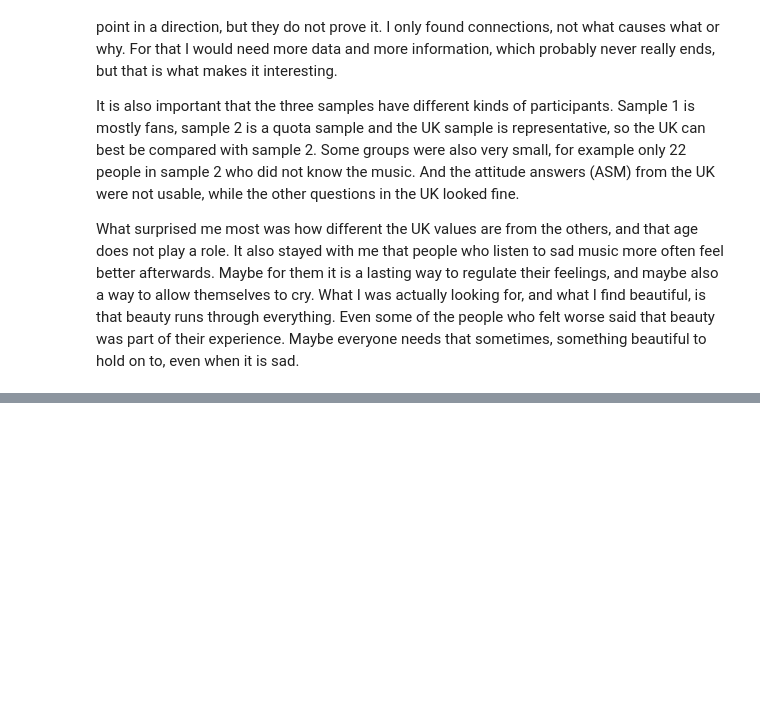
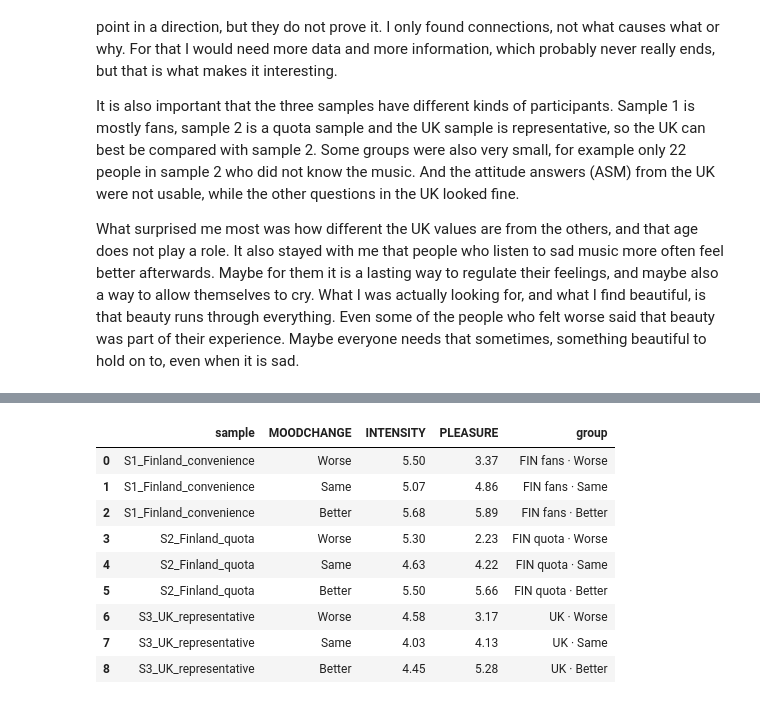
Before and after one commit to chaymaeloukili/melancholy-vs-rumination, a Jupyter notebook: notebooks/03_analysis.ipynb, the cells around one changed output, grey strips where cells are left out. Drawn from its saved outputs; the diff is of its cells as text; code cells hidden in the pictures; blank space fills up the shorter version.

```diff
--- a/notebooks/03_analysis.ipynb
+++ b/notebooks/03_analysis.ipynb
@@ -1287,0 +1353,18 @@ What surprised me most was how different the UK values are from the others, and
+# %%
+# File for chart 5: one row per sample and mood, with mean intensity and pleasure (scale 1-7)
+chart5 = df.groupby(['sample', 'MOODCHANGE'], observed=True)[['INTENSITY', 'PLEASURE']].mean().round(2).reset_index()
+short = {"S1_Finland_convenience": "FIN fans", "S2_Finland_quota": "FIN quota", "S3_UK_representative": "UK"}
+chart5['group'] = chart5['sample'].map(short) + " · " + chart5['MOODCHANGE'].astype(str)
+chart5.to_csv("../results/chart5_intensity_pleasure.csv", index=False)
+chart5
+# %% [output]
+|  | sample | MOODCHANGE | INTENSITY | PLEASURE | group |
+| 0 | S1_Finland_convenience | Worse | 5.50 | 3.37 | FIN fans · Worse |
+| 1 | S1_Finland_convenience | Same | 5.07 | 4.86 | FIN fans · Same |
+| 2 | S1_Finland_convenience | Better | 5.68 | 5.89 | FIN fans · Better |
+| 3 | S2_Finland_quota | Worse | 5.30 | 2.23 | FIN quota · Worse |
+| 4 | S2_Finland_quota | Same | 4.63 | 4.22 | FIN quota · Same |
+| 5 | S2_Finland_quota | Better | 5.50 | 5.66 | FIN quota · Better |
+| 6 | S3_UK_representative | Worse | 4.58 | 3.17 | UK · Worse |
+| 7 | S3_UK_representative | Same | 4.03 | 4.13 | UK · Same |
+| 8 | S3_UK_representative | Better | 4.45 | 5.28 | UK · Better |
```
Also changed, not shown: parts of 6 cells of this notebook, 15 other files.
